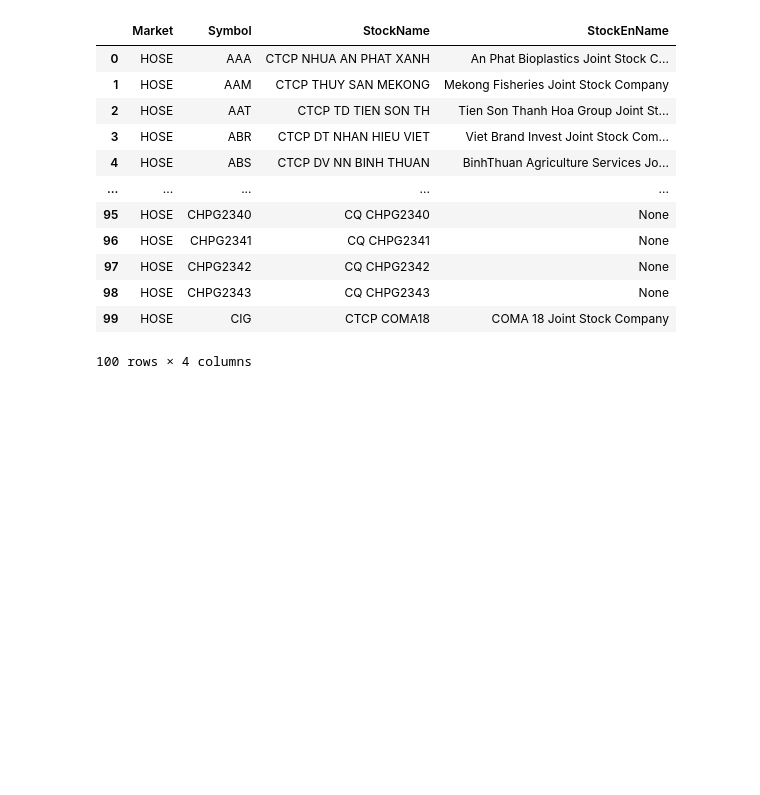
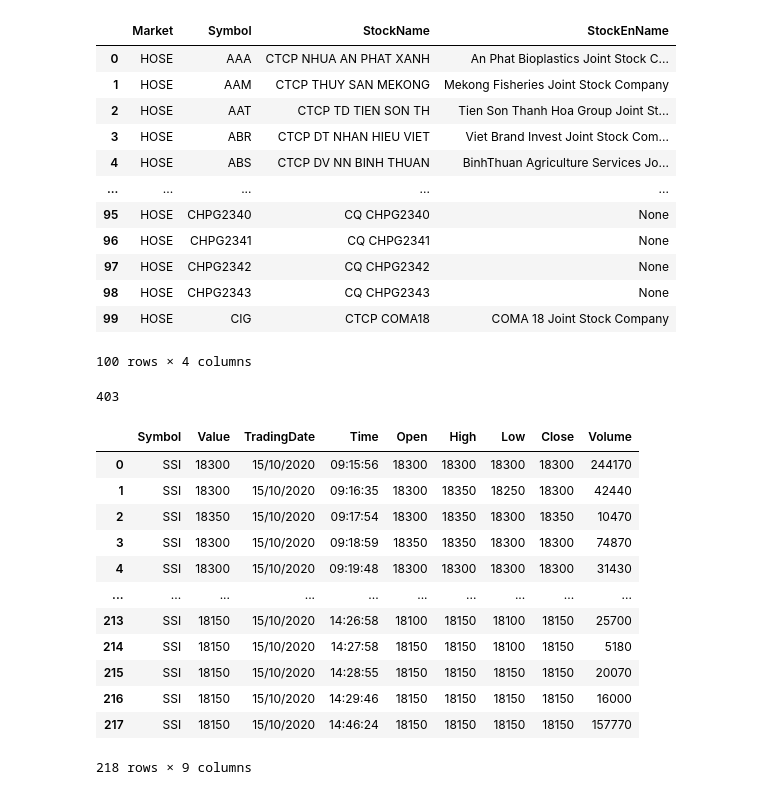
Before and after one commit to hung-manh/Vietnam-Stock-Market-Insights, a Jupyter notebook: stock_test.ipynb, the cells around one changed output. Cells and saved outputs as stored; diff of their text form; code cells hidden in the pictures; blank space fills up the shorter version.

```diff
--- a/stock_test.ipynb
+++ b/stock_test.ipynb
@@ -147,0 +201,24 @@ stock.get_securities_list()
+# %%
+import requests
+url = 'https://fiin-fundamental.ssi.com.vn/FinancialStatement/DownloadBalanceSheet?language=vi&OrganCode=SSI&Skip=0&Frequency=Quarterly'
+response = requests.get(url)
+response.status_code
+# %% [output]
+403
+# %%
+import stock
+stock.get_intraday_OHLC(page_size=250)
+# %% [output]
+|  | Symbol | Value | TradingDate | Time | Open | High | Low | Close | Volume |
+| 0 | SSI | 18300 | 15/10/2020 | 09:15:56 | 18300 | 18300 | 18300 | 18300 | 244170 |
+| 1 | SSI | 18300 | 15/10/2020 | 09:16:35 | 18300 | 18350 | 18250 | 18300 | 42440 |
+| 2 | SSI | 18350 | 15/10/2020 | 09:17:54 | 18300 | 18350 | 18300 | 18350 | 10470 |
+| 3 | SSI | 18300 | 15/10/2020 | 09:18:59 | 18350 | 18350 | 18300 | 18300 | 74870 |
+| 4 | SSI | 18300 | 15/10/2020 | 09:19:48 | 18300 | 18300 | 18300 | 18300 | 31430 |
+| ... | ... | ... | ... | ... | ... | ... | ... | ... | ... |
+| 213 | SSI | 18150 | 15/10/2020 | 14:26:58 | 18100 | 18150 | 18100 | 18150 | 25700 |
+| 214 | SSI | 18150 | 15/10/2020 | 14:27:58 | 18150 | 18150 | 18100 | 18150 | 5180 |
+| 215 | SSI | 18150 | 15/10/2020 | 14:28:55 | 18150 | 18150 | 18150 | 18150 | 20070 |
+| 216 | SSI | 18150 | 15/10/2020 | 14:29:46 | 18150 | 18150 | 18150 | 18150 | 16000 |
+| 217 | SSI | 18150 | 15/10/2020 | 14:46:24 | 18150 | 18150 | 18150 | 18150 | 157770 |
+218 rows × 9 columns
```
Also changed, not shown: parts of 6 cells of this notebook, 8 other files.
